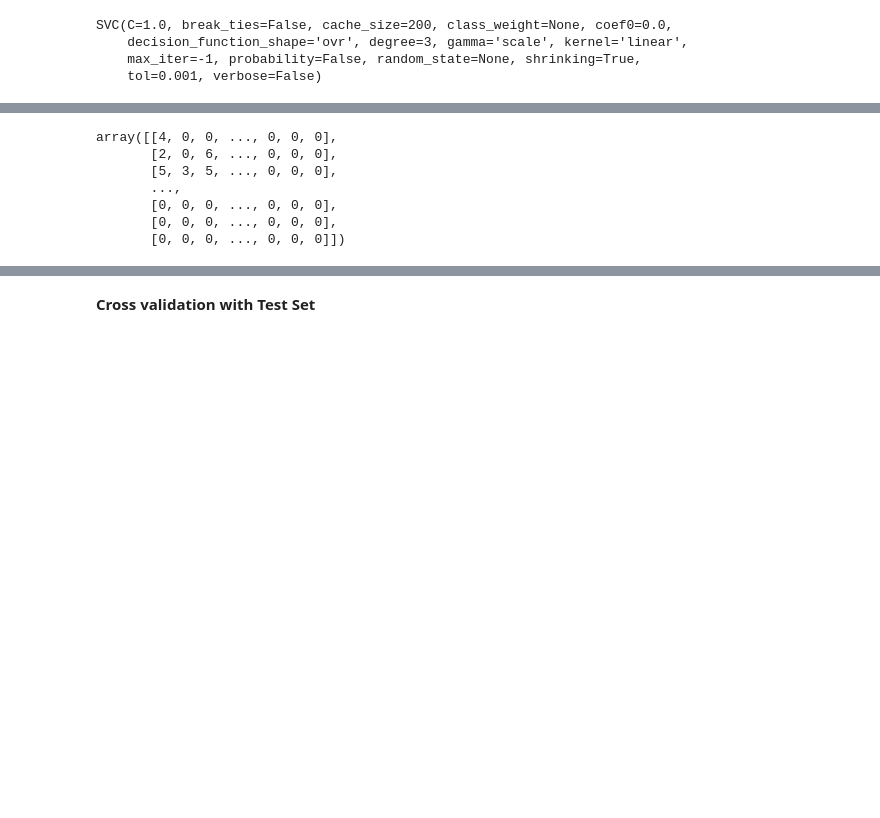
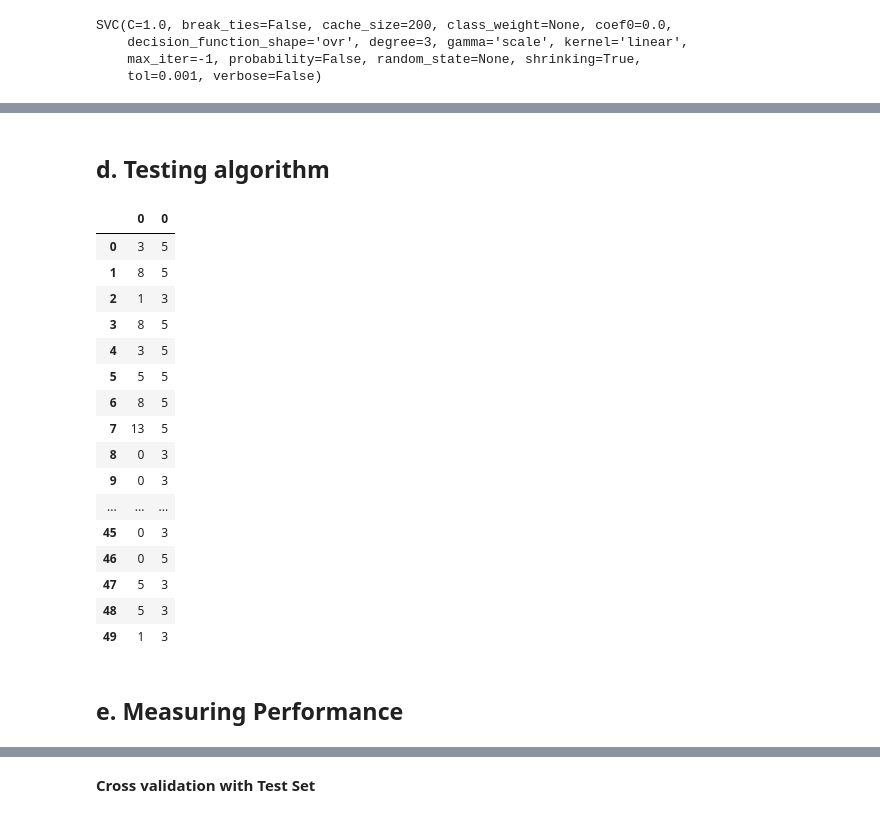
Before and after one commit to pedrociancaglini/datascience101, a Jupyter notebook: 5.BRONZE_AI/2.COB_Analytics_Classification_AI_BZ.ipynb, the cells around one changed output, grey strips where cells are left out. Cells and saved outputs as stored; diff of their text form; code cells hidden in the pictures; blank space fills up the shorter version.

```diff
--- a/5.BRONZE_AI/2.COB_Analytics_Classification_AI_BZ.ipynb
+++ b/5.BRONZE_AI/2.COB_Analytics_Classification_AI_BZ.ipynb
@@ -281,14 +366,32 @@ Accuracy SD:             0.0434
 # %%
 y_train_pred = cross_val_predict(clf, X_std_train, y_train, cv=3)
-# %%
-y_train_pred = cross_val_predict(clf, X_std_train, y_train, cv=3)
-# %%
-confusion_matrix(y_train, y_train_pred)
-# %% [output]
-array([[4, 0, 0, ..., 0, 0, 0],
-       [2, 0, 6, ..., 0, 0, 0],
-       [5, 3, 5, ..., 0, 0, 0],
-       ...,
-       [0, 0, 0, ..., 0, 0, 0],
-       [0, 0, 0, ..., 0, 0, 0],
-       [0, 0, 0, ..., 0, 0, 0]])
+# %% [markdown]
+## d. Testing algorithm
+# %%
+# Visualizing Result
+pred_test = pd.DataFrame(data=y_train_pred)
+train_test = pd.DataFrame(data=y_train)
+
+h_stack_test = pd.concat([train_test, pred_test], axis=1)
+
+h_stack_test.head(50)
+# %% [output]
+|  | 0 | 0 |
+| 0 | 3 | 5 |
+| 1 | 8 | 5 |
+| 2 | 1 | 3 |
+| 3 | 8 | 5 |
+| 4 | 3 | 5 |
+| 5 | 5 | 5 |
+| 6 | 8 | 5 |
+| 7 | 13 | 5 |
+| 8 | 0 | 3 |
+| 9 | 0 | 3 |
+| ... | ... | ... |
+| 45 | 0 | 3 |
+| 46 | 0 | 5 |
+| 47 | 5 | 3 |
+| 48 | 5 | 3 |
+| 49 | 1 | 3 |
+# %% [markdown]
+## e. Measuring Performance
```
Also changed, not shown: parts of 90 cells of this notebook.
